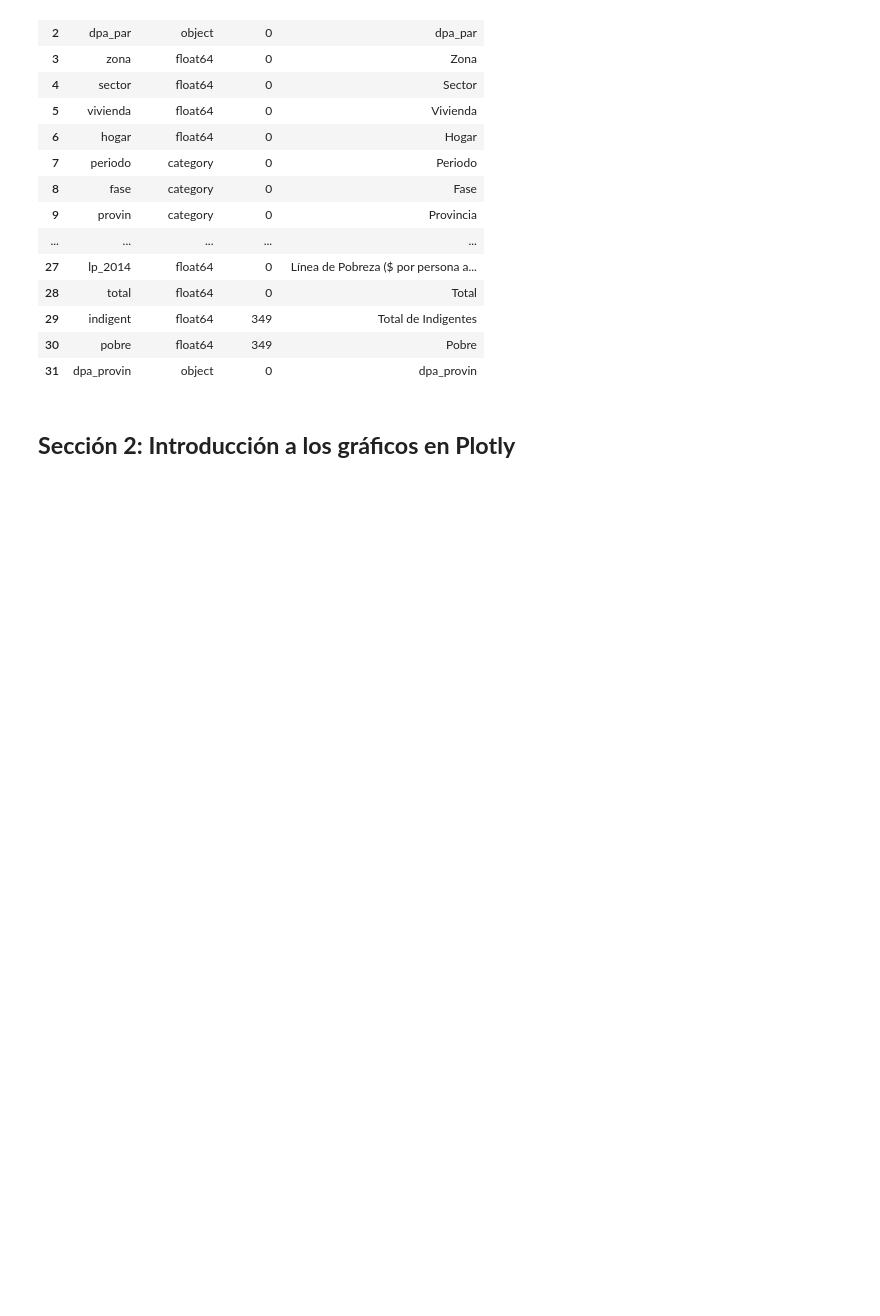
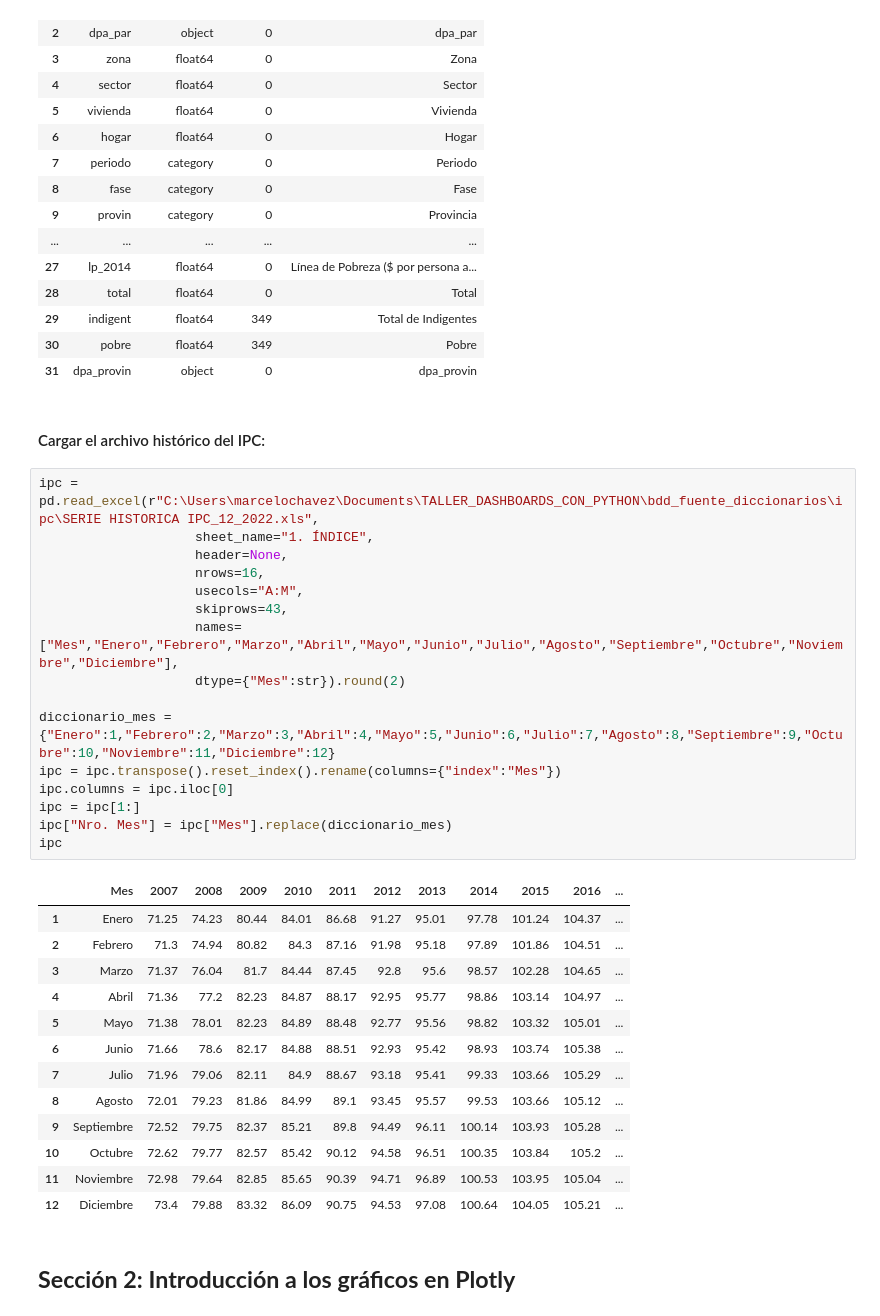
Before and after one commit to marcelochavez-ec/TALLER-DE-DASHBOARDS-CON-PYTHON, a Jupyter notebook: notebooks/TALLER DASHBOARDS CON PYTHON.ipynb, the cells around one changed output. Saved outputs shown, nothing was run; the diff lists cells and outputs as text; blank space fills up the shorter version.

```diff
--- a/notebooks/TALLER DASHBOARDS CON PYTHON.ipynb
+++ b/notebooks/TALLER DASHBOARDS CON PYTHON.ipynb
@@ -184,5 +182,37 @@ catalogo_var_ecv
 | 29 | indigent | float64 | 349 | Total de Indigentes |
 | 30 | pobre | float64 | 349 | Pobre |
 | 31 | dpa_provin | object | 0 | dpa_provin |
+# %% [markdown]
+#### Cargar el archivo histórico del IPC:
+# %%
+ipc = pd.read_excel(r"C:\Users\marcelochavez\Documents\TALLER_DASHBOARDS_CON_PYTHON\bdd_fuente_diccionarios\ipc\SERIE HISTORICA IPC_12_2022.xls",
+                    sheet_name="1. ÍNDICE",
+                    header=None,
+                    nrows=16,
+                    usecols="A:M",
+                    skiprows=43,
+                    names=["Mes","Enero","Febrero","Marzo","Abril","Mayo","Junio","Julio","Agosto","Septiembre","Octubre","Noviembre","Diciembre"],
+                    dtype={"Mes":str}).round(2)
+
+diccionario_mes = {"Enero":1,"Febrero":2,"Marzo":3,"Abril":4,"Mayo":5,"Junio":6,"Julio":7,"Agosto":8,"Septiembre":9,"Octubre":10,"Noviembre":11,"Diciembre":12}
+ipc = ipc.transpose().reset_index().rename(columns={"index":"Mes"})
+ipc.columns = ipc.iloc[0]
+ipc = ipc[1:]
+ipc["Nro. Mes"] = ipc["Mes"].replace(diccionario_mes)
+ipc
+# %% [output]
+|  | Mes | 2007 | 2008 | 2009 | 2010 | 2011 | 2012 | 2013 | 2014 | 2015 | 2016 | ... |
+| 1 | Enero | 71.25 | 74.23 | 80.44 | 84.01 | 86.68 | 91.27 | 95.01 | 97.78 | 101.24 | 104.37 | ... |
+| 2 | Febrero | 71.3 | 74.94 | 80.82 | 84.3 | 87.16 | 91.98 | 95.18 | 97.89 | 101.86 | 104.51 | ... |
+| 3 | Marzo | 71.37 | 76.04 | 81.7 | 84.44 | 87.45 | 92.8 | 95.6 | 98.57 | 102.28 | 104.65 | ... |
+| 4 | Abril | 71.36 | 77.2 | 82.23 | 84.87 | 88.17 | 92.95 | 95.77 | 98.86 | 103.14 | 104.97 | ... |
+| 5 | Mayo | 71.38 | 78.01 | 82.23 | 84.89 | 88.48 | 92.77 | 95.56 | 98.82 | 103.32 | 105.01 | ... |
+| 6 | Junio | 71.66 | 78.6 | 82.17 | 84.88 | 88.51 | 92.93 | 95.42 | 98.93 | 103.74 | 105.38 | ... |
+| 7 | Julio | 71.96 | 79.06 | 82.11 | 84.9 | 88.67 | 93.18 | 95.41 | 99.33 | 103.66 | 105.29 | ... |
+| 8 | Agosto | 72.01 | 79.23 | 81.86 | 84.99 | 89.1 | 93.45 | 95.57 | 99.53 | 103.66 | 105.12 | ... |
+| 9 | Septiembre | 72.52 | 79.75 | 82.37 | 85.21 | 89.8 | 94.49 | 96.11 | 100.14 | 103.93 | 105.28 | ... |
+| 10 | Octubre | 72.62 | 79.77 | 82.57 | 85.42 | 90.12 | 94.58 | 96.51 | 100.35 | 103.84 | 105.2 | ... |
+| 11 | Noviembre | 72.98 | 79.64 | 82.85 | 85.65 | 90.39 | 94.71 | 96.89 | 100.53 | 103.95 | 105.04 | ... |
+| 12 | Diciembre | 73.4 | 79.88 | 83.32 | 86.09 | 90.75 | 94.53 | 97.08 | 100.64 | 104.05 | 105.21 | ... |
 # %% [markdown]
 ## **Sección 2: Introducción a los gráficos en Plotly**
```
Also changed, not shown: parts of 10 cells of this notebook, 5 other files.
